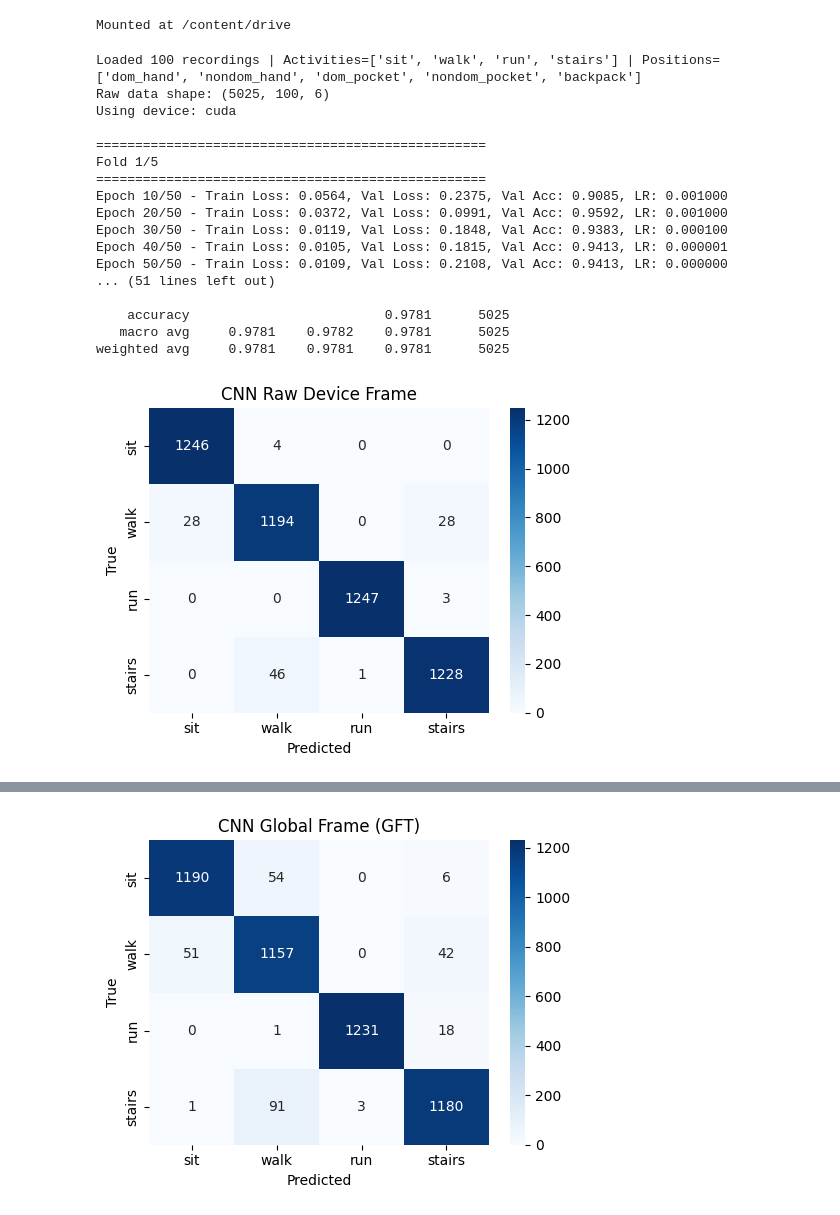
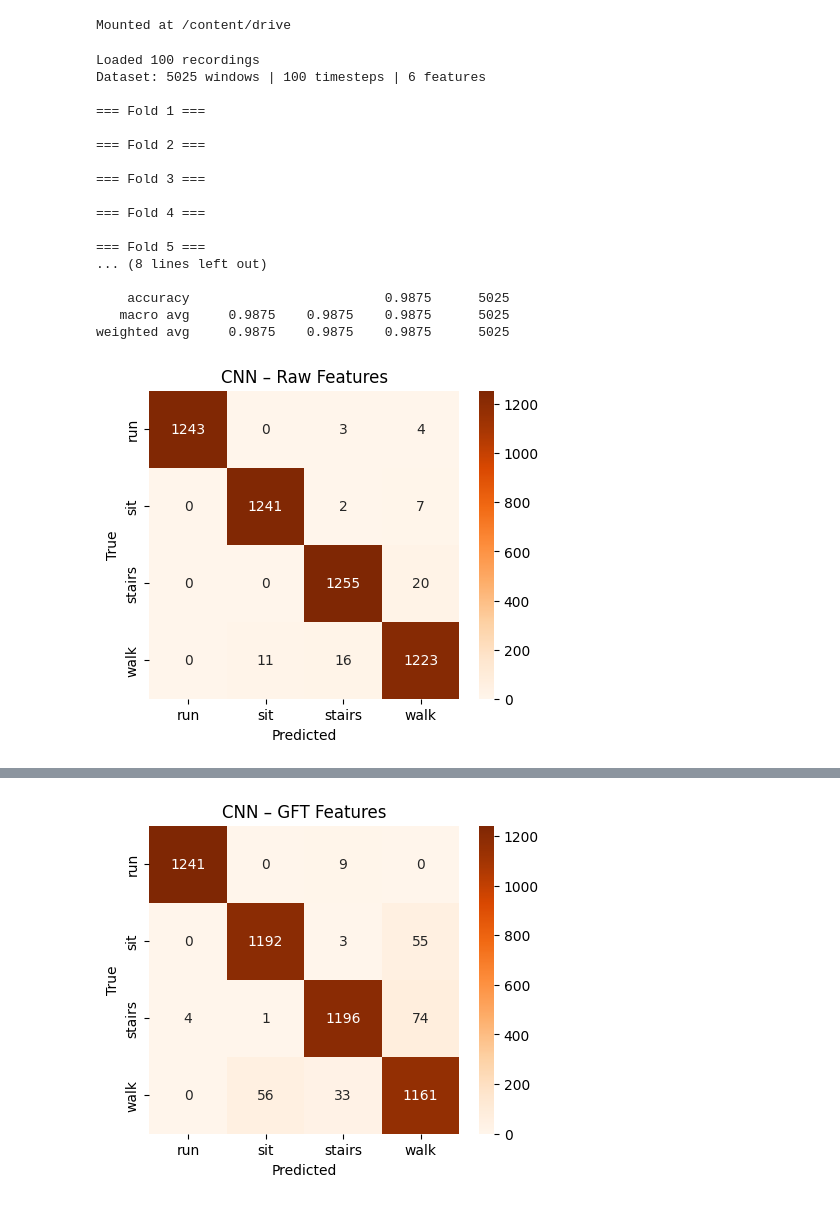
Before and after one commit to Ninjaprime875/ScienceFair_Code, a Jupyter notebook: CNN/CNN.ipynb, the cells around one changed output, grey strips where cells are left out. Cells and saved outputs as stored; diff of their text form; code cells hidden in the pictures.

```diff
--- a/CNN/CNN.ipynb
+++ b/CNN/CNN.ipynb
@@ -59,14 +48,17 @@ def load_selected_csvs(base_dir):
                 df = pd.read_csv(csv_path)
                 df["activity"] = activity
                 df["phone_position"] = position
-                df["recording_id"] = os.path.splitext(
-                    os.path.basename(csv_path)
-                )[0]
+                df["recording_id"] = os.path.splitext(os.path.basename(csv_path))[0]
                 dfs.append(df)
+    print(f"Loaded {len(dfs)} recordings")
+    return dfs
 
-    print(
-        f"Loaded {len(dfs)} recordings | "
-        f"Activities={SELECTED_ACTIVITIES} | "
-        f"Positions={SELECTED_POSITIONS}"
-    )
-    return dfs
+def trim_df(df):
+    trim = SAMPLING_RATE * TRIM_SECONDS
+    if len(df) <= 2 * trim:
+        return None
+    return df.iloc[trim:-trim].reset_index(drop=True)
+
+def sliding_windows(df):
+    for start in range(0, len(df) - WINDOW_SIZE + 1, STEP_SIZE):
+        yield df.iloc[start:start + WINDOW_SIZE]
@@ -311,44 +237,28 @@ def evaluate_cnn(X, y, groups, title, num_features):
 # %%
 if __name__ == "__main__":
     recordings = load_selected_csvs(DATA_DIR)
 
-    X_raw, y_raw, g_raw, _ = build_dataset_cnn(recordings, RAW_FEATURES)
-    print(f"Raw data shape: {X_raw.shape}")
+    X_raw, y_raw, g_raw = build_dataset(recordings, RAW_FEATURES)
+    evaluate_cnn(X_raw, y_raw, g_raw, title="CNN – Raw Features")
 
-    raw_metrics = evaluate_cnn(
-        X_raw, y_raw, g_raw,
-        "CNN Raw Device Frame",
-        num_features=len(RAW_FEATURES)
-    )
-
-    X_gft, y_gft, g_gft, _ = build_dataset_cnn(recordings, GFT_FEATURES)
-    print(f"GFT data shape: {X_gft.shape}")
-
-    gft_metrics = evaluate_cnn(
-        X_gft, y_gft, g_gft,
-        "CNN Global Frame (GFT)",
-        num_features=len(GFT_FEATURES)
-    )
-
-    print("Summary")
-    print("Raw Device Frame:", raw_metrics)
-    print("Global Frame (GFT):", gft_metrics)
+    X_gft, y_gft, g_gft = build_dataset(recordings, GFT_FEATURES)
+    evaluate_cnn(X_gft, y_gft, g_gft, title="CNN – GFT Features")
 # %% [output]
-Loaded 100 recordings | Activities=['sit', 'walk', 'run', 'stairs'] | Positions=['dom_hand', 'nondom_hand', 'dom_pocket', 'nondom_pocket', 'backpack']
-Raw data shape: (5025, 100, 6)
-Using device: cuda
+Loaded 100 recordings
+Dataset: 5025 windows | 100 timesteps | 6 features
 
-==================================================
-Fold 1/5
-==================================================
-Epoch 10/50 - Train Loss: 0.0564, Val Loss: 0.2375, Val Acc: 0.9085, LR: 0.001000
-Epoch 20/50 - Train Loss: 0.0372, Val Loss: 0.0991, Val Acc: 0.9592, LR: 0.001000
-Epoch 30/50 - Train Loss: 0.0119, Val Loss: 0.1848, Val Acc: 0.9383, LR: 0.000100
-Epoch 40/50 - Train Loss: 0.0105, Val Loss: 0.1815, Val Acc: 0.9413, LR: 0.000001
-Epoch 50/50 - Train Loss: 0.0109, Val Loss: 0.2108, Val Acc: 0.9413, LR: 0.000000
-... (51 lines left out)
+=== Fold 1 ===
 
-    accuracy                         0.9781      5025
-   macro avg     0.9781    0.9782    0.9781      5025
-weighted avg     0.9781    0.9781    0.9781      5025
+=== Fold 2 ===
+
+=== Fold 3 ===
+
+=== Fold 4 ===
+
+=== Fold 5 ===
+... (8 lines left out)
+
+    accuracy                         0.9875      5025
+   macro avg     0.9875    0.9875    0.9875      5025
+weighted avg     0.9875    0.9875    0.9875      5025
-[figure, old version]
+[figure, new version]
@@ -372 +282 @@ weighted avg     0.9477    0.9469    0.9471      5025
-[figure, old version]
+[figure, new version]
```
Also changed, not shown: parts of 9 cells of this notebook, 1 other file.
